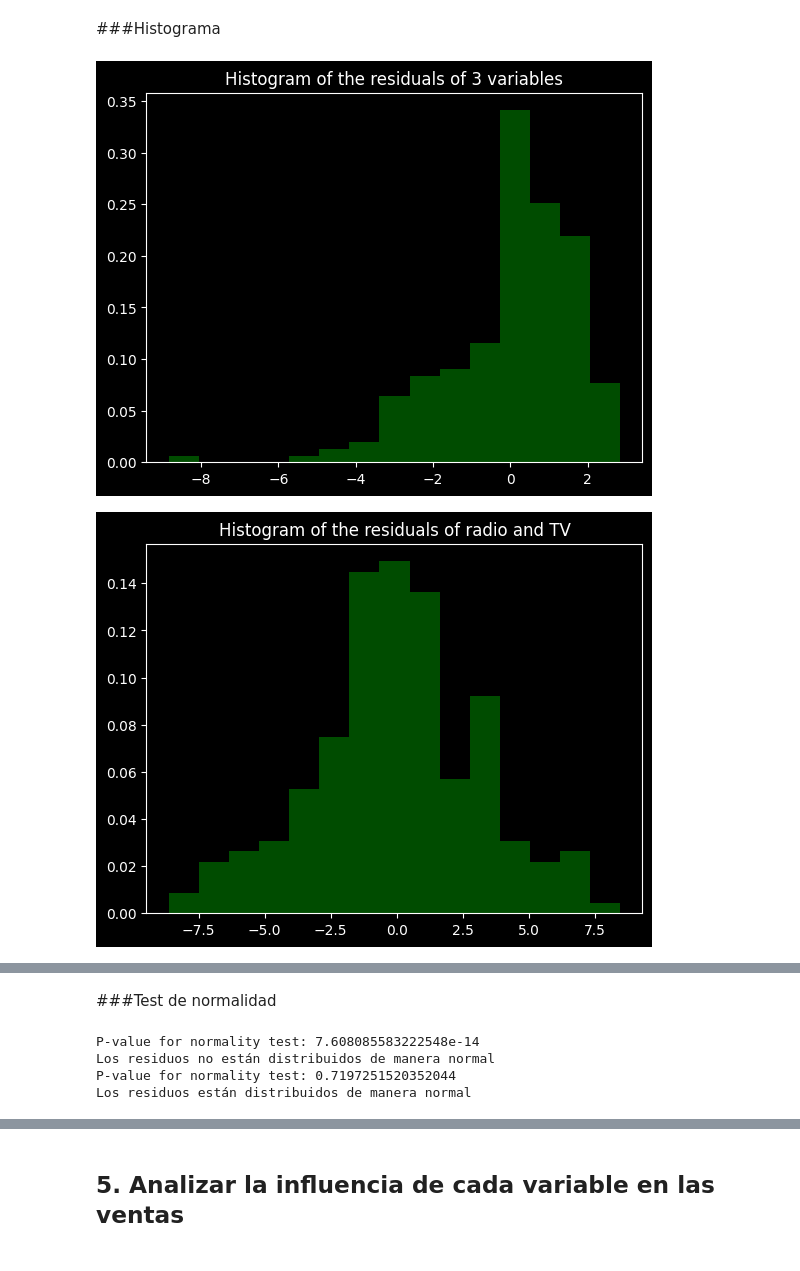
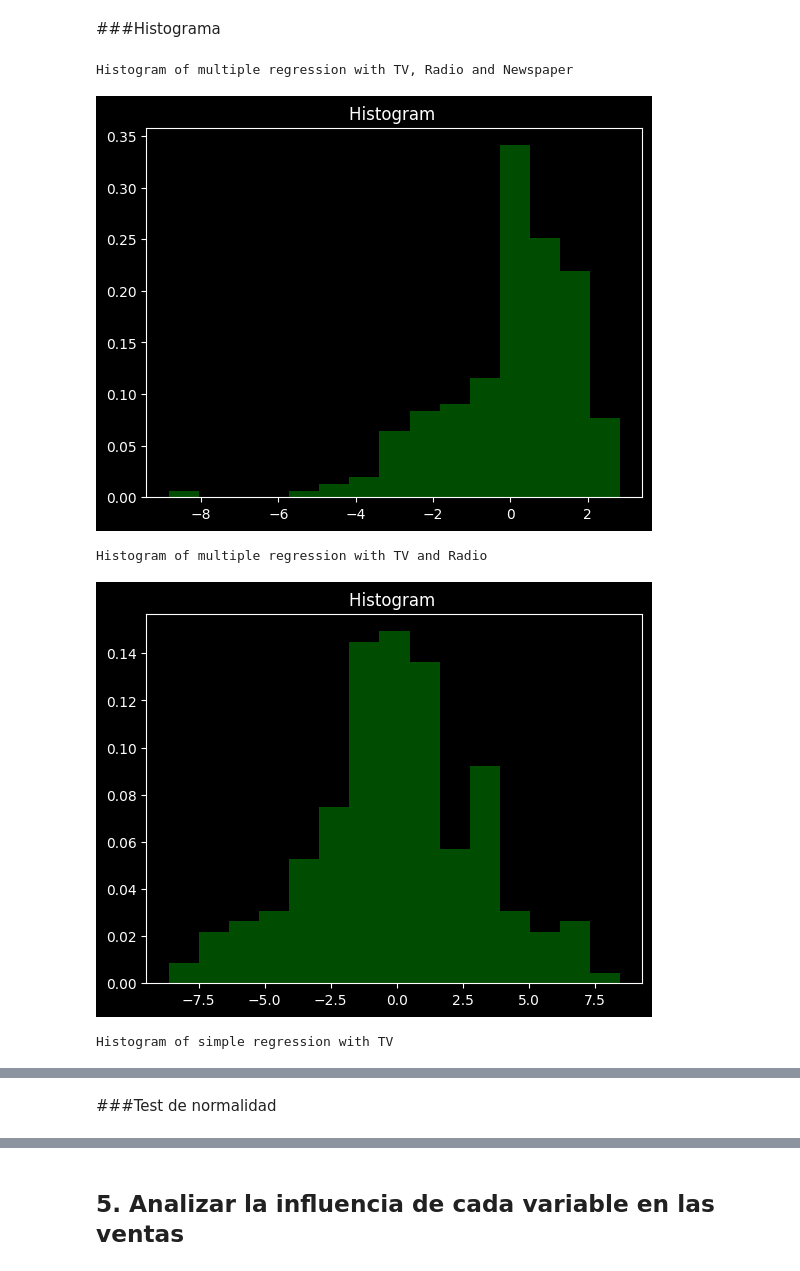
Before and after one commit to milalangone/unsupervised_advertising, a Jupyter notebook: regression_sales_analysis.ipynb, the cells around one changed output, grey strips where cells are left out. Cells and saved outputs as stored; diff of their text form; code cells hidden in the pictures.

```diff
--- a/regression_sales_analysis.ipynb
+++ b/regression_sales_analysis.ipynb
@@ -189,15 +196,21 @@ plt.show()
 # %% [markdown]
 ###Histograma
 # %%
-with plt.style.context('dark_background'):
-  plt.hist(residuals_3v, bins=15, density=True, alpha=0.6, color='g')
-  plt.title('Histogram of the residuals of 3 variables')
-plt.show()
-
-with plt.style.context('dark_background'):
-  plt.hist(residuals_radio_tv, bins=15, density=True, alpha=0.6, color='g')
-  plt.title('Histogram of the residuals of radio and TV')
-plt.show()
+def plot_histogram(residuals):
+  with plt.style.context('dark_background'):
+    plt.hist(residuals, bins=15, density=True, alpha=0.6, color='g')
+    plt.title('Histogram ')
+  plt.show()
-# %% [output]
-[figure, removed]
-[figure, removed]
+# %%
+print('Histogram of multiple regression with TV, Radio and Newspaper')
+plot_histogram(residuals_3v)
+print('Histogram of multiple regression with TV and Radio')
+plot_histogram(residuals_radio_tv)
+print('Histogram of simple regression with TV')
+plot_histogram(residuals_tv)
+# %% [output]
+Histogram of multiple regression with TV, Radio and Newspaper
+[figure, added]
+Histogram of multiple regression with TV and Radio
+[figure, added]
+Histogram of simple regression with TV
@@ -204,21 +218,10 @@ plt.show()
 # %% [markdown]
 ###Test de normalidad
 # %%
-_, p_value_3v = stats.normaltest(residuals_3v)
-print(f"P-value for normality test: {p_value_3v}")
-if p_value_3v < 0.05:
-  print("Los residuos no están distribuidos de manera normal")
-else:
-  print("Los residuos están distribuidos de manera normal")
-
-_, p_value_radio_tv = stats.normaltest(residuals_radio_tv)
-print(f"P-value for normality test: {p_value_radio_tv}")
-if p_value_radio_tv < 0.05:
-  print("Los residuos no están distribuidos de manera normal")
-else:
-  print("Los residuos están distribuidos de manera normal")
+def normality_test(residuals):
+  _, p_value = stats.normaltest(residuals)
+  print(f"P-value for normality test: {p_value}")
+  if p_value < 0.05:
+    print("Los residuos no están distribuidos de manera normal")
+  else:
+    print("Los residuos están distribuidos de manera normal")
-# %% [output]
-P-value for normality test: 7.608085583222548e-14
-Los residuos no están distribuidos de manera normal
-P-value for normality test: 0.7197251520352044
-Los residuos están distribuidos de manera normal
```
Also changed, not shown: parts of 12 cells of this notebook.
